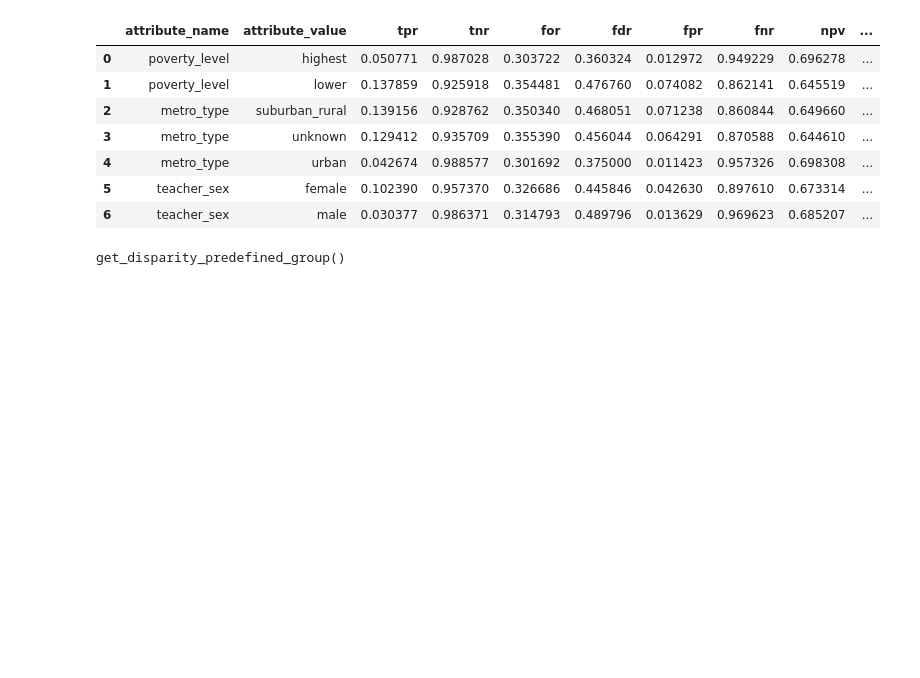
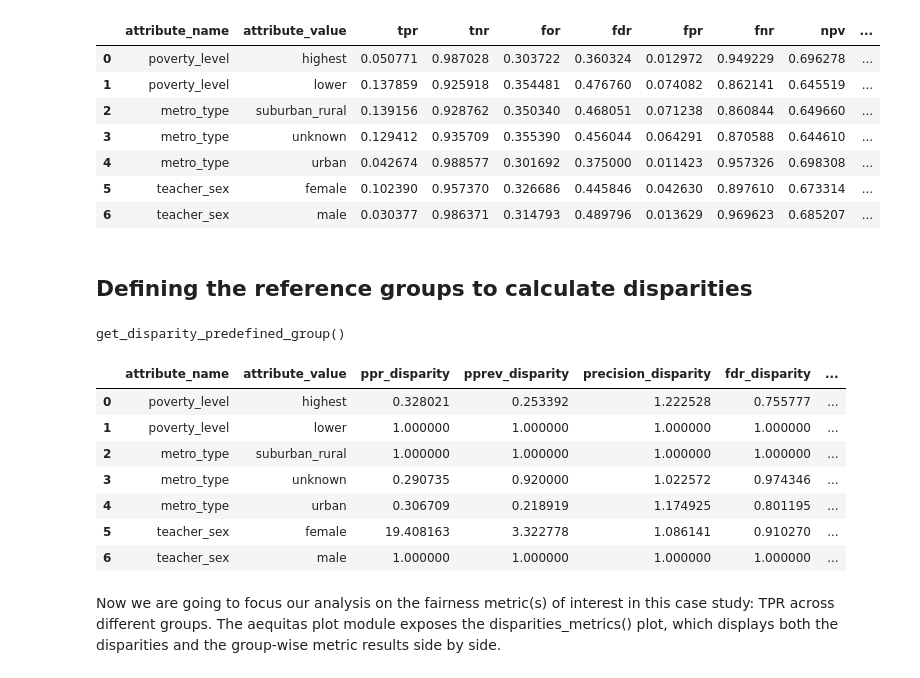
Before and after one commit to dssg/fairness_tutorial, a Jupyter notebook: notebooks/single_model_audit.ipynb, the cells around one changed output. Drawn from its saved outputs; the diff is of its cells as text; code cells hidden in the pictures; blank space fills up the shorter version.

```diff
--- a/notebooks/single_model_audit.ipynb
+++ b/notebooks/single_model_audit.ipynb
@@ -107,7 +43,7 @@ new_df.to_csv('single_audit_df.csv.gz', compression='gzip', index=False)
 ## Aequitas
 # %%
 g = Group()
-xtab, _ = g.get_crosstabs(df[['score','label_value','poverty_level','metro_type', 'teacher_sex']].copy())
+xtab, _ = g.get_crosstabs(df)
 # %% [output]
 model_id, score_thresholds 0 {'rank_abs': [1000]}
 # %%
@@ -134,11 +70,26 @@ xtab[['attribute_name', 'attribute_value'] + absolute_metrics]
 | 4 | metro_type | urban | 0.042674 | 0.988577 | 0.301692 | 0.375000 | 0.011423 | 0.957326 | 0.698308 | ... |
 | 5 | teacher_sex | female | 0.102390 | 0.957370 | 0.326686 | 0.445846 | 0.042630 | 0.897610 | 0.673314 | ... |
 | 6 | teacher_sex | male | 0.030377 | 0.986371 | 0.314793 | 0.489796 | 0.013629 | 0.969623 | 0.685207 | ... |
+# %% [markdown]
+## Defining the reference groups to calculate disparities
 # %%
 b = Bias()
 bdf = b.get_disparity_predefined_groups(xtab, original_df=df, ref_groups_dict={'poverty_level':'lower', 'metro_type':'suburban_rural', 'teacher_sex':'male'})
 # %% [output]
 get_disparity_predefined_group()
+# %%
+bdf[['attribute_name', 'attribute_value'] + b.list_disparities(bdf)]
+# %% [output]
+|  | attribute_name | attribute_value | ppr_disparity | pprev_disparity | precision_disparity | fdr_disparity | ... |
+| 0 | poverty_level | highest | 0.328021 | 0.253392 | 1.222528 | 0.755777 | ... |
+| 1 | poverty_level | lower | 1.000000 | 1.000000 | 1.000000 | 1.000000 | ... |
+| 2 | metro_type | suburban_rural | 1.000000 | 1.000000 | 1.000000 | 1.000000 | ... |
+| 3 | metro_type | unknown | 0.290735 | 0.920000 | 1.022572 | 0.974346 | ... |
+| 4 | metro_type | urban | 0.306709 | 0.218919 | 1.174925 | 0.801195 | ... |
+| 5 | teacher_sex | female | 19.408163 | 3.322778 | 1.086141 | 0.910270 | ... |
+| 6 | teacher_sex | male | 1.000000 | 1.000000 | 1.000000 | 1.000000 | ... |
+# %% [markdown]
+Now we are going to focus our analysis on the fairness metric(s) of interest in this case study: TPR across different groups. The aequitas plot module exposes the disparities_metrics() plot, which displays both the disparities and the group-wise metric results side by side.
 # %%
 metrics = ['tpr']
 # %%
```
Also changed, not shown: parts of 25 cells of this notebook.
